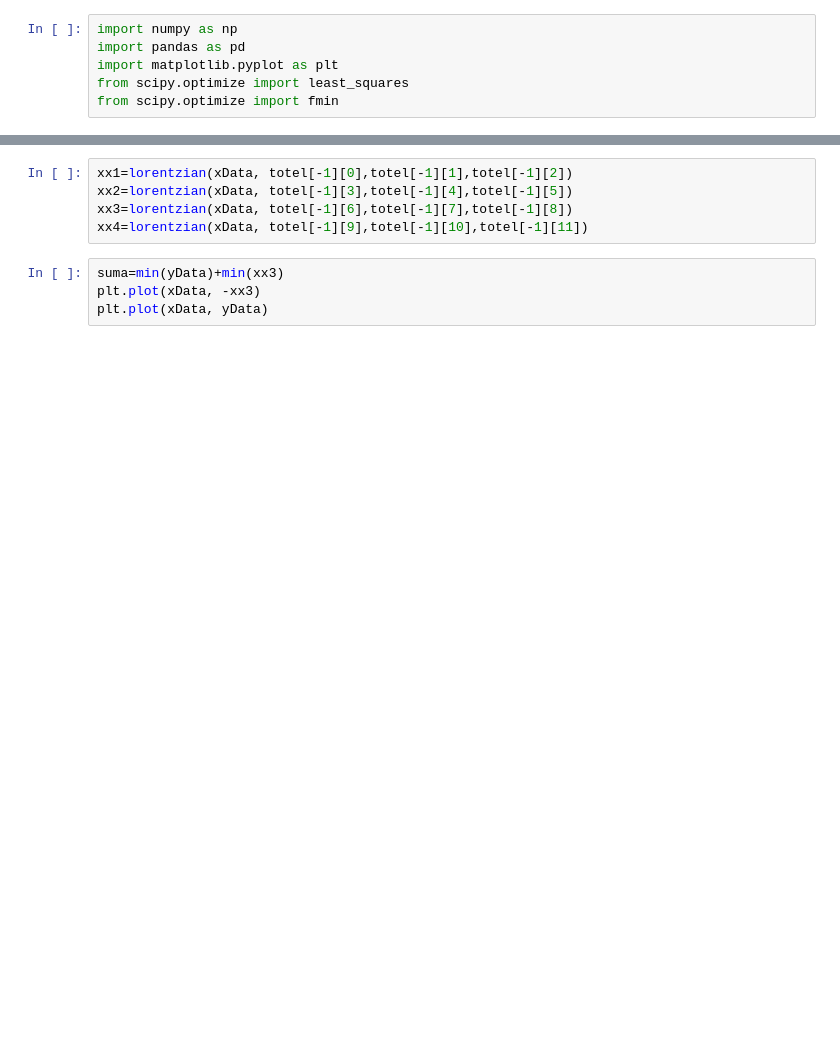
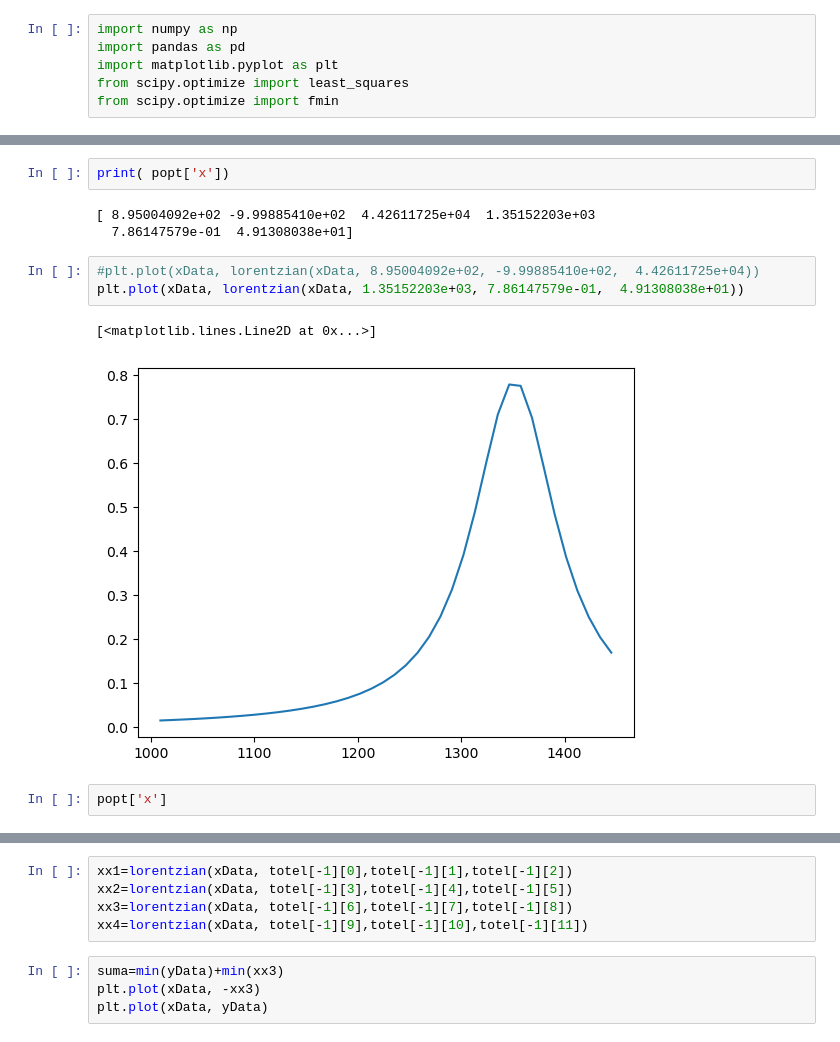
Before and after one commit to johannscanaval/Lorantzian_Ramman_ac, a Jupyter notebook: main.ipynb, the cells around one changed output, grey strips where cells are left out. Saved outputs shown, nothing was run; the diff lists cells and outputs as text; blank space fills up the shorter version.

```diff
--- a/main.ipynb
+++ b/main.ipynb
@@ -18,3 +77,16 @@ plt.plot(file['x'], file['Intensity'])
+# %%
+print( popt['x'])
+# %% [output]
+[ 8.95004092e+02 -9.99885410e+02  4.42611725e+04  1.35152203e+03
+  7.86147579e-01  4.91308038e+01]
+# %%
+#plt.plot(xData, lorentzian(xData, 8.95004092e+02, -9.99885410e+02,  4.42611725e+04))
+plt.plot(xData, lorentzian(xData, 1.35152203e+03, 7.86147579e-01,  4.91308038e+01))
+# %% [output]
+[<matplotlib.lines.Line2D at 0x...>]
+[figure, added]
+# %%
+popt['x']
 # %%
 help_=[1598,1346]
 
```
Also changed, not shown: parts of 17 cells of this notebook.
